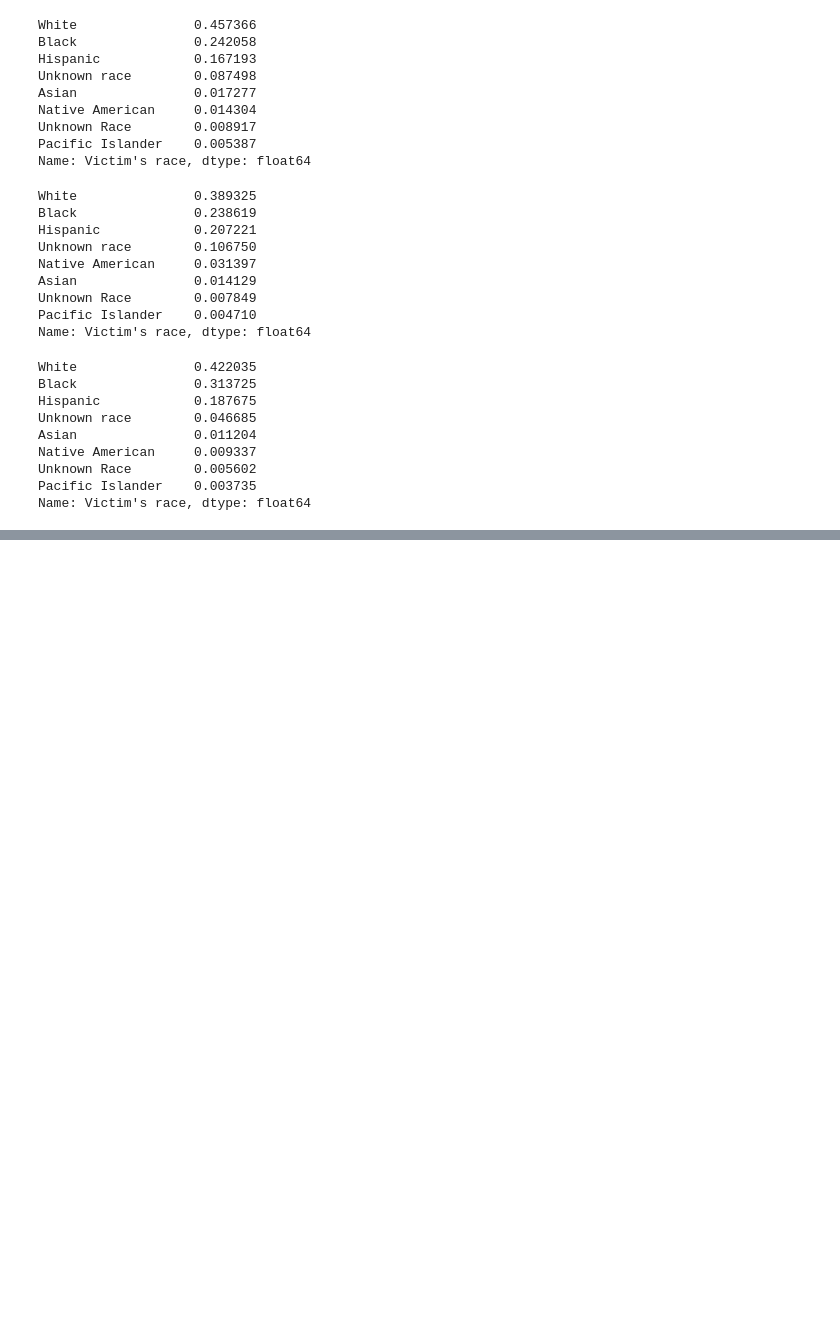
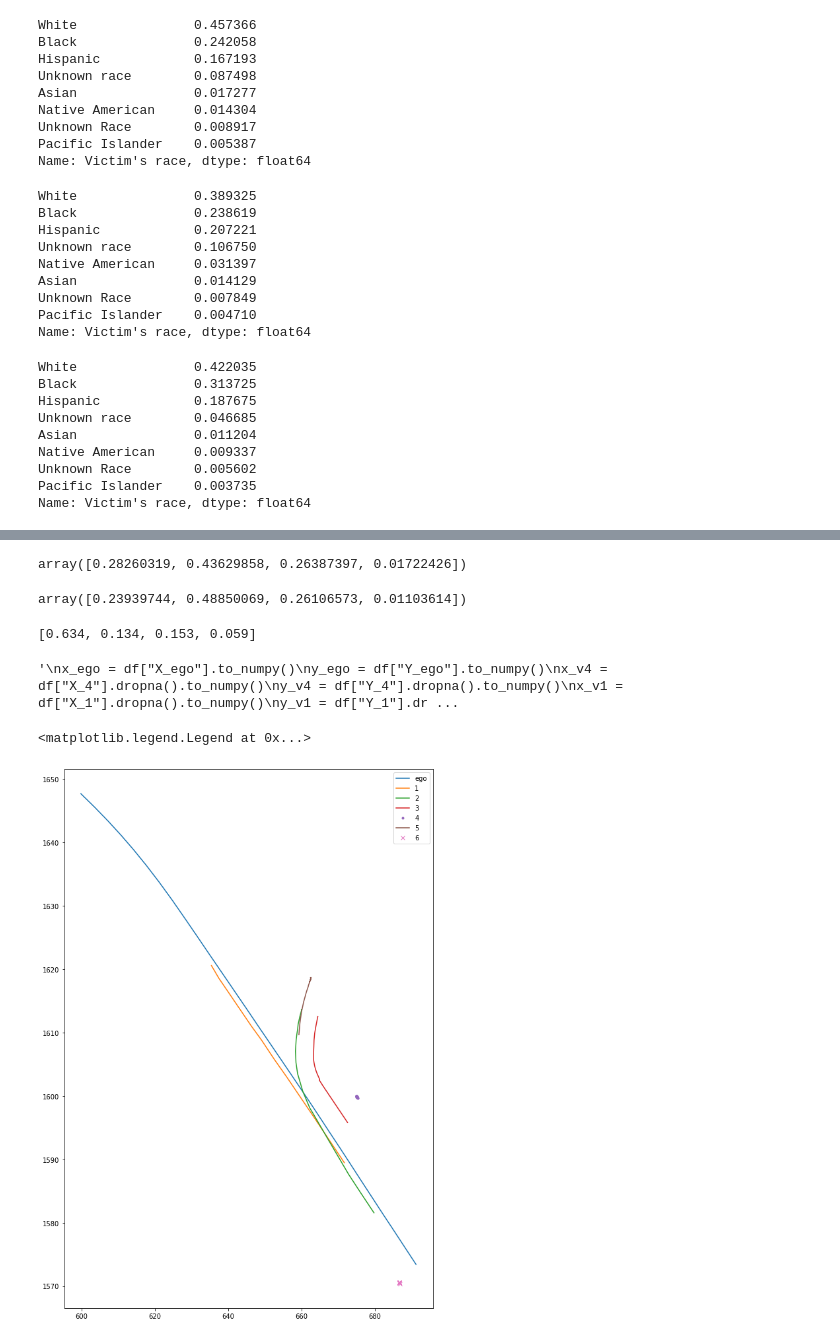
Before and after one commit to clylau/E205_HW2, a Jupyter notebook: hw2.ipynb, the cells around one changed output, grey strips where cells are left out. Cells and saved outputs as stored; diff of their text form; code cells hidden in the pictures; blank space fills up the shorter version.

```diff
--- a/hw2.ipynb
+++ b/hw2.ipynb
@@ -734,0 +762,45 @@ predStep(races, probUSRace, armedProb, unclearProb, unarmProb)
+# %%
+#predProbArmed, stm32f401renucelos64
+correctionStep(probUnder20, predProbArmed)
+# %% [output]
+array([0.28260319, 0.43629858, 0.26387397, 0.01722426])
+# %%
+correctionStep(probUnder20, stm32f401renucelos64) # yoooooooo what the FUCK
+# %% [output]
+array([0.23939744, 0.48850069, 0.26106573, 0.01103614])
+# %%
+probUSRace
+# %% [output]
+[0.634, 0.134, 0.153, 0.059]
+# %%
+'''
+x_ego = df["X_ego"].to_numpy()
+y_ego = df["Y_ego"].to_numpy()
+x_v4 = df["X_4"].dropna().to_numpy()
+y_v4 = df["Y_4"].dropna().to_numpy()
+x_v1 = df["X_1"].dropna().to_numpy()
+y_v1 = df["Y_1"].dropna().to_numpy()
+x_v2 = df["X_2"].dropna().to_numpy()
+y_v2 = df["Y_2"].dropna().to_numpy()
+x_v3 = df["X_3"].dropna().to_numpy()
+y_v3 = df["Y_3"].dropna().to_numpy()
+x_v5 = df["X_5"].dropna().to_numpy()
+y_v5 = df["Y_5"].dropna().to_numpy()
+x_v6 = df["X_6"].dropna().to_numpy()
+y_v6 = df["Y_6"].dropna().to_numpy()
+'''
+# %% [output]
+'\nx_ego = df["X_ego"].to_numpy()\ny_ego = df["Y_ego"].to_numpy()\nx_v4 = df["X_4"].dropna().to_numpy()\ny_v4 = df["Y_4"].dropna().to_numpy()\nx_v1 = df["X_1"].dropna().to_numpy()\ny_v1 = df["Y_1"].dr ...
+# %%
+plt.figure(figsize=(10,15))
+plt.plot(x_ego, y_ego)
+plt.plot(x_v1, y_v1)
+plt.plot(x_v2, y_v2)
+plt.plot(x_v3, y_v3)
+plt.plot(x_v4, y_v4, '.')
+plt.plot(x_v5, y_v5)
+plt.plot(x_v6, y_v6, 'x')
+plt.legend(['ego', '1', '2', '3', '4', '5', '6'])
+# %% [output]
+<matplotlib.legend.Legend at 0x...>
+[figure, added]
```
Also changed, not shown: parts of 6 cells of this notebook, 1 other file.
